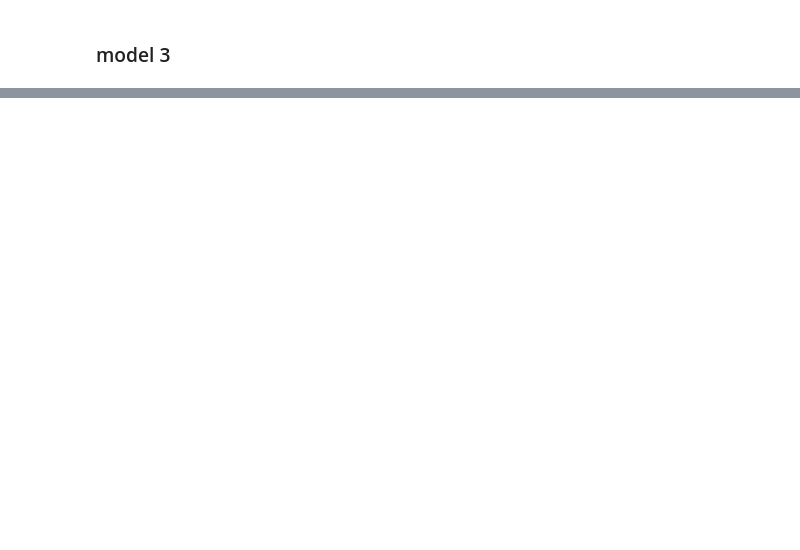
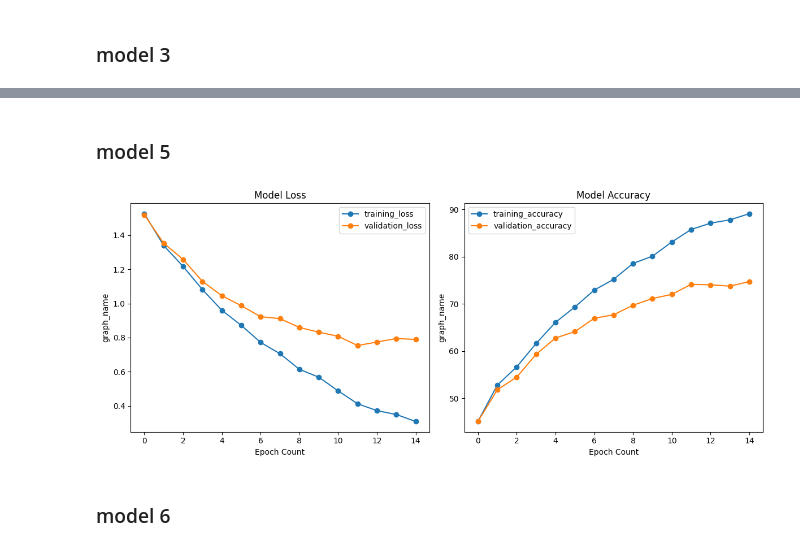
Before and after one commit to jozhw/ai-science-training-series, a Jupyter notebook: homework_responses/2024-02-26_John_Wu_03.ipynb, the cells around one changed output, grey strips where cells are left out. Cells and saved outputs as stored; diff of their text form; code cells hidden in the pictures; blank space fills up the shorter version.

```diff
--- a/homework_responses/2024-02-26_John_Wu_03.ipynb
+++ b/homework_responses/2024-02-26_John_Wu_03.ipynb
@@ -467,0 +554,8 @@ Estimated Total Size (MB): 1650.04
+# %%
+model_5 = Classifier(64, 4, 1)
+
+model_5.cuda()
+
+model_5_optimizer = torch.optim.AdamW(model_5.parameters(), lr=0.001, weight_decay=0.01)
+
+print(summary(model_5, input_size=(batch_size, 3, 32, 32)))
@@ -525,0 +716,2 @@ KeyboardInterrupt:
+# %%
+model_5_results = train_model(number_epoches, model_5, model_5_optimizer)
@@ -540,0 +795,8 @@ graph_results(separate_results(model_2_results), ("Loss", "Accuracy"))
+# %% [markdown]
+### model 5
+# %%
+graph_results(separate_results(model_5_results), ("Loss", "Accuracy"))
+# %% [output]
+[figure, added]
+# %% [markdown]
+### model 6
```
Also changed, not shown: parts of 41 cells of this notebook.
